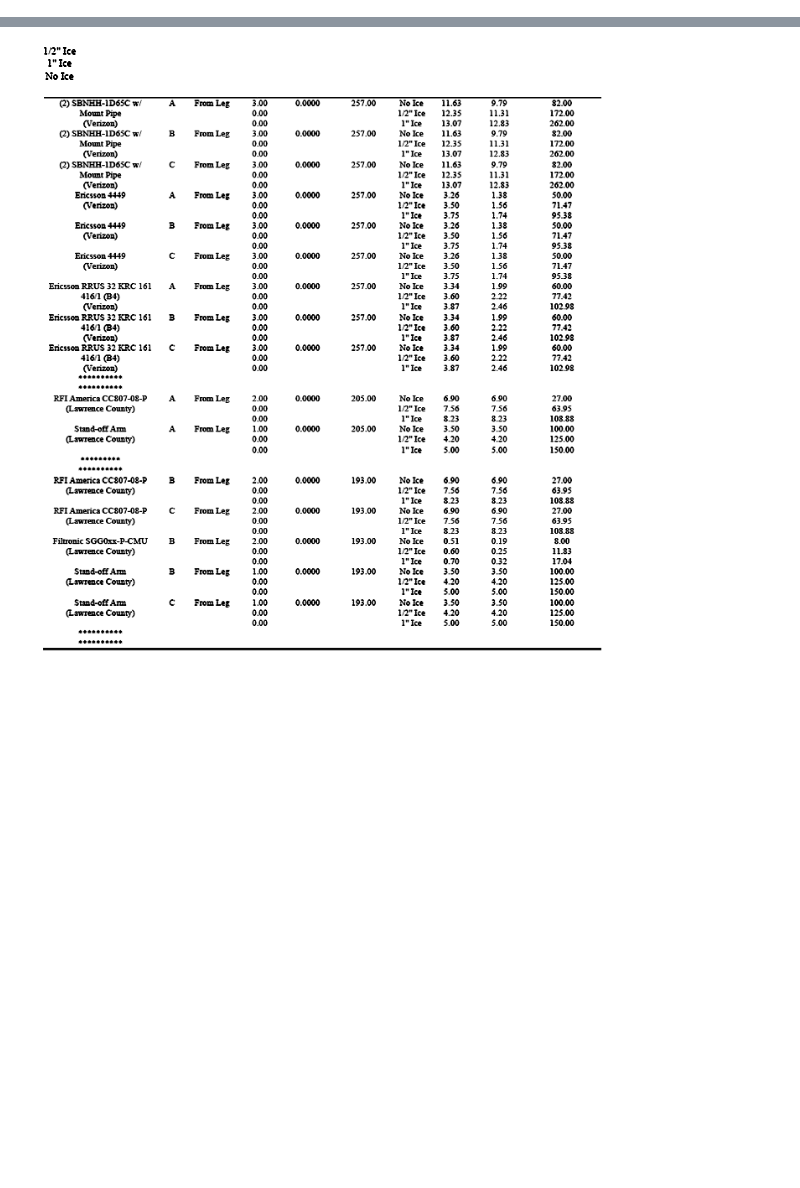
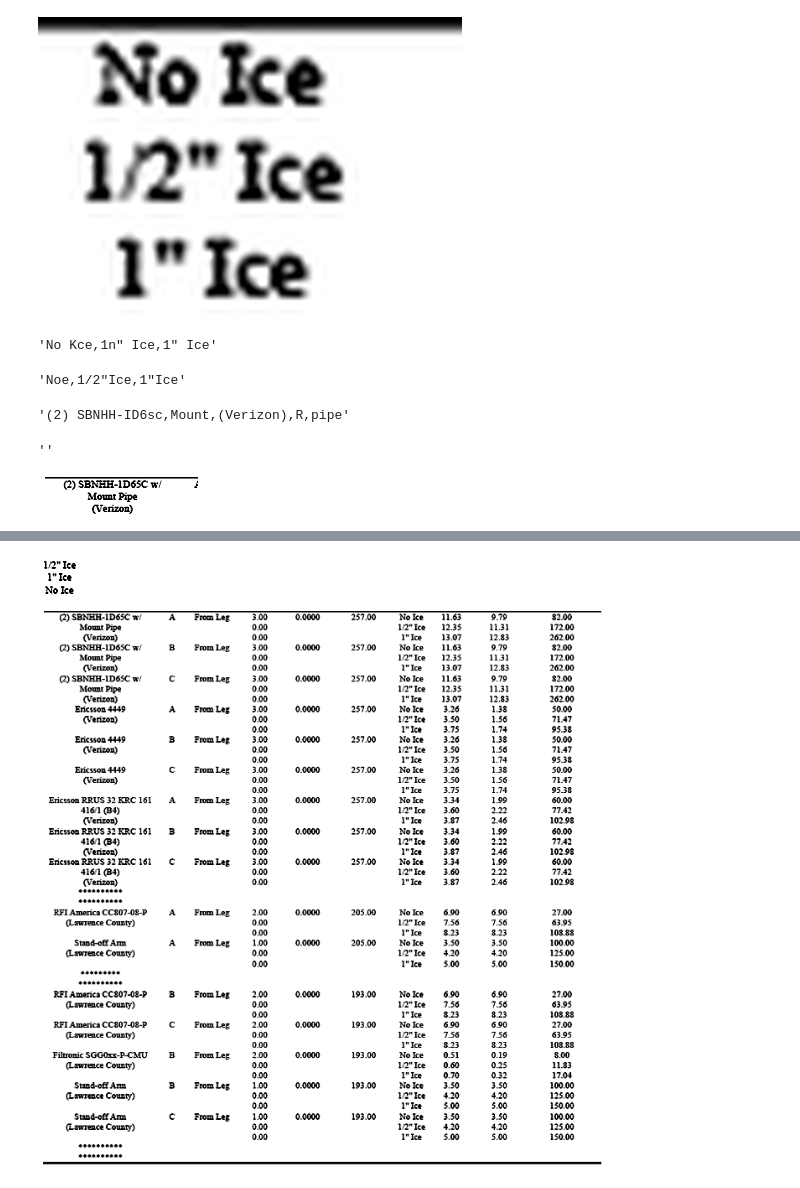
Before and after one commit to Juan1401123/FlyCowOCRD, a Jupyter notebook: test.ipynb, the cells around one changed output, grey strips where cells are left out. Cells and saved outputs as stored; diff of their text form; code cells hidden in the pictures; blank space fills up the shorter version.

```diff
--- a/test.ipynb
+++ b/test.ipynb
@@ -208,0 +474,35 @@ KeyboardInterrupt:
+# %%
+row_pivotcolum.resize((row_pivotcolum.width * 8, row_pivotcolum.height * 8), Image.LANCZOS)
+# %% [output]
+[figure, added]
+# %%
+image_array = np.array(row_pivotcolum.resize((row_pivotcolum.width * 2, row_pivotcolum.height * 2), Image.LANCZOS))
+results = reader.readtext(image_array, detail=0)
+','.join([r for r in results if r.strip() != ''])
+# %% [output]
+'No Kce,1n" Ice,1" Ice'
+# %%
+keyword
+# %% [output]
+'Noe,1/2"Ice,1"Ice'
+# %%
+resized_crop = row_crop.resize((row_crop.width * 10, row_crop.height * 10), Image.LANCZOS)
+
+# Convertir imagen PIL a numpy array (EasyOCR trabaja con arrays)
+image_array = np.array(resized_crop)
+
+# Ejecutar OCR
+results = reader.readtext(image_array, detail=0)
+
+# Unir los resultados en una sola cadena (como lo hacías con replace('\n', ','))
+','.join([r for r in results if r.strip() != ''])
+# %% [output]
+'(2) SBNHH-ID6sc,Mount,(Verizon),R,pipe'
+# %%
+keyword
+# %% [output]
+''
+# %%
+row_crop
+# %% [output]
+[figure, added]
```
Also changed, not shown: parts of 31 cells of this notebook, 2 other files.
